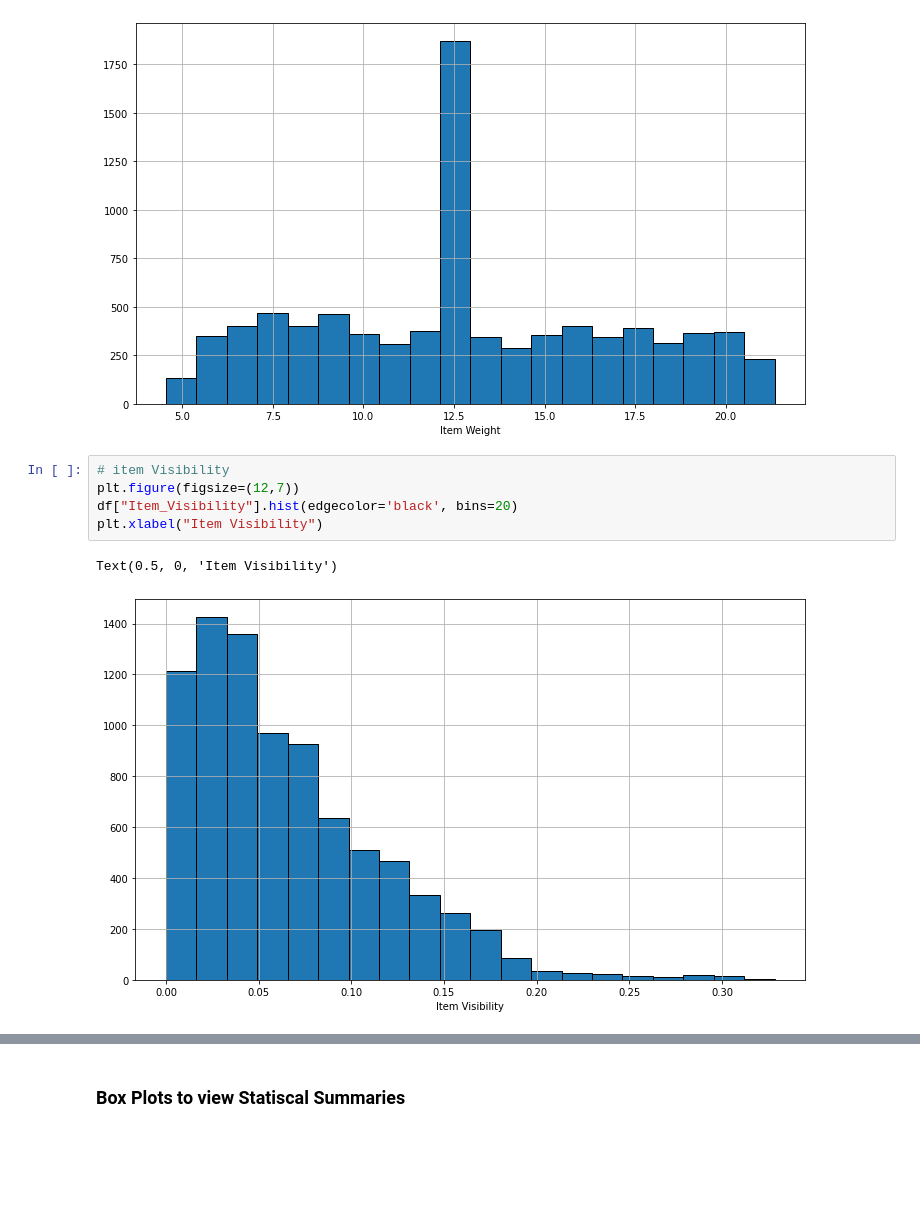
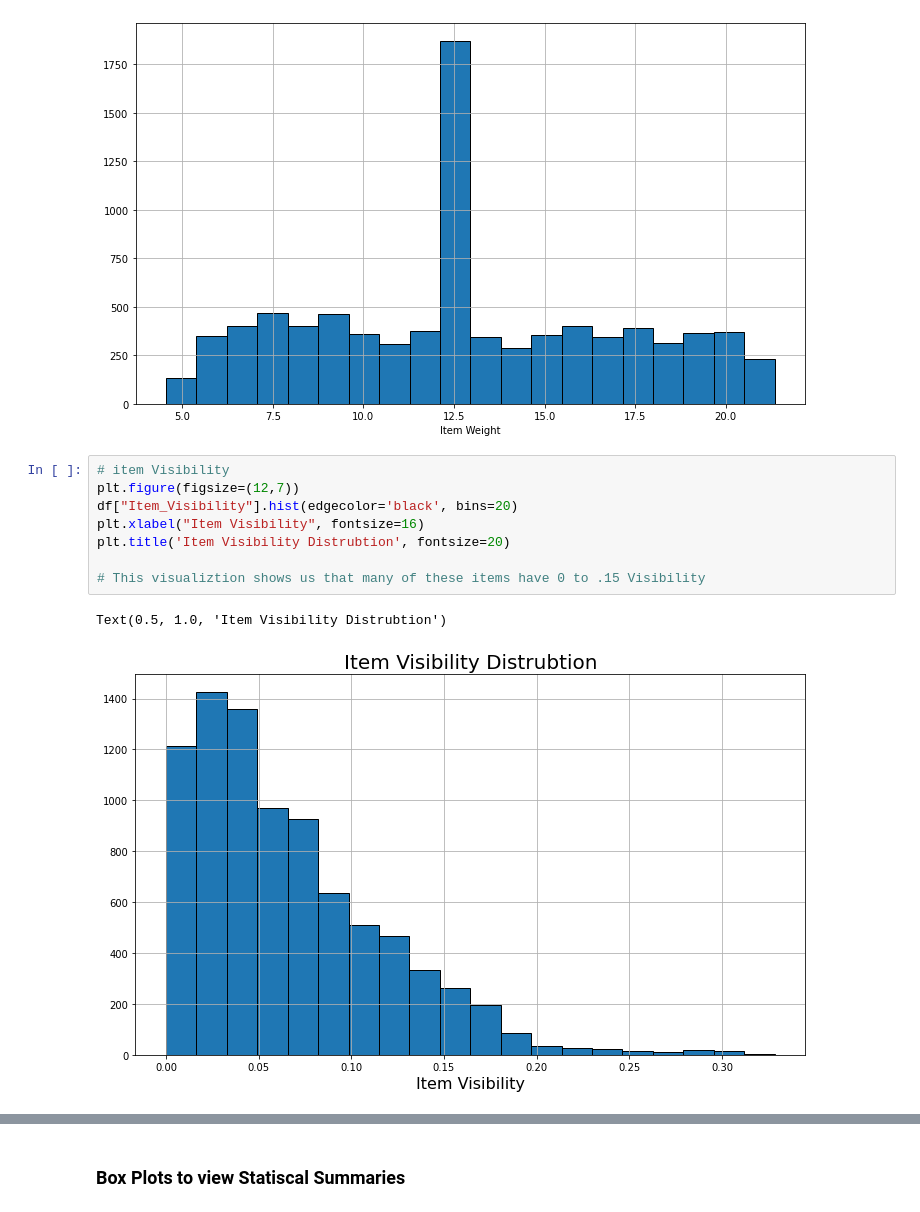
Before and after one commit to rvtovar/sales_predictions, a Jupyter notebook: sales_predictions.ipynb, the cells around one changed output, grey strips where cells are left out. Cells and saved outputs as stored; diff of their text form; blank space fills up the shorter version.

```diff
--- a/sales_predictions.ipynb
+++ b/sales_predictions.ipynb
@@ -190,8 +201,11 @@ Text(0.5, 0, 'Item Weight')
 # %%
 # item Visibility
 plt.figure(figsize=(12,7))
 df["Item_Visibility"].hist(edgecolor='black', bins=20)
-plt.xlabel("Item Visibility")
+plt.xlabel("Item Visibility", fontsize=16)
+plt.title('Item Visibility Distrubtion', fontsize=20)
+
+# This visualiztion shows us that many of these items have 0 to .15 Visibility
 # %% [output]
-Text(0.5, 0, 'Item Visibility')
+Text(0.5, 1.0, 'Item Visibility Distrubtion')
-[figure, old version]
+[figure, new version]
```
Also changed, not shown: parts of 11 cells of this notebook.
